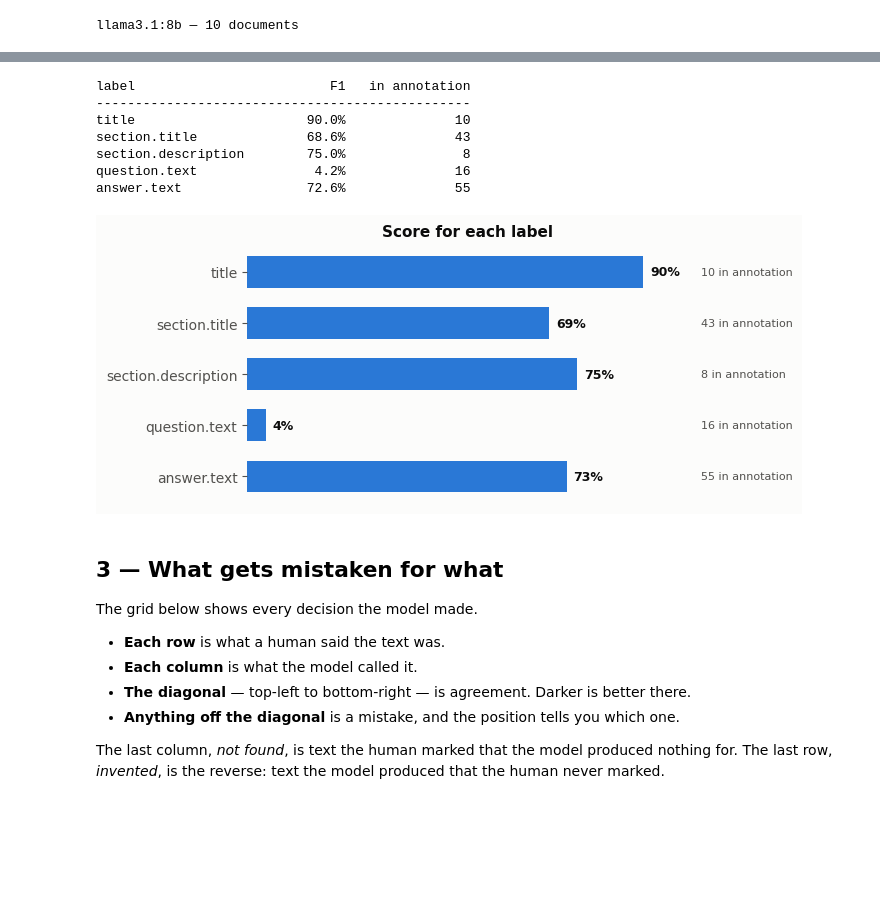
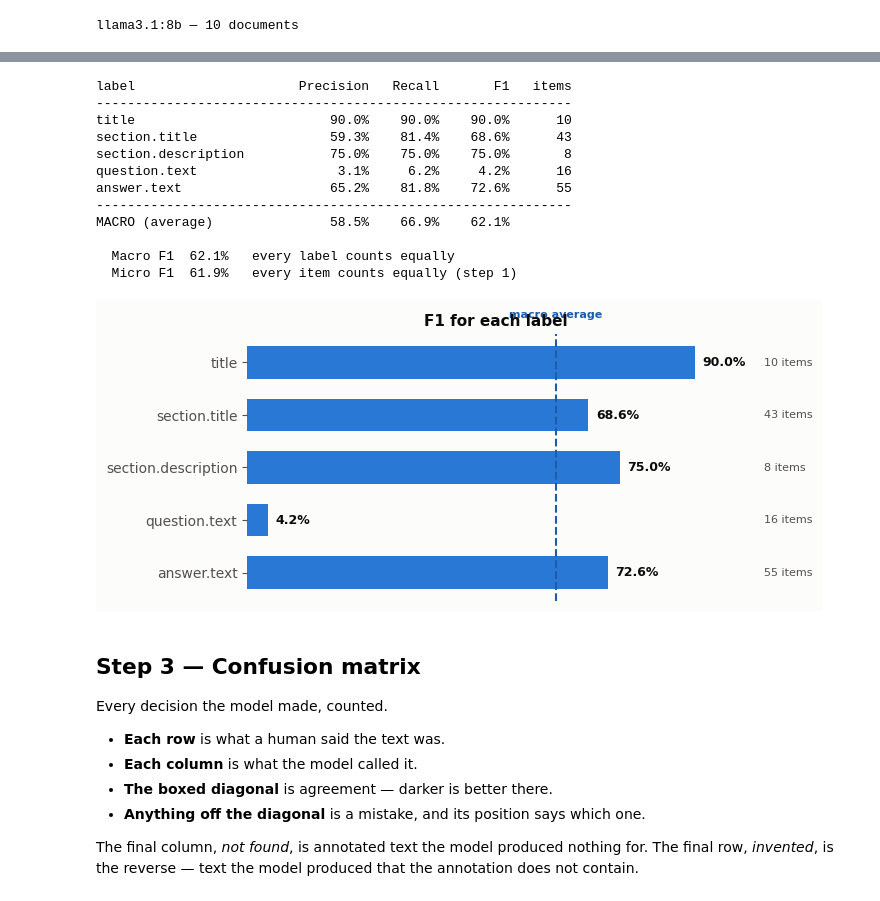
Before and after one commit to fairdataihub/dmpbridge, a Jupyter notebook: notebooks/1-llama31-8b-results-pdfplumber.ipynb, the cells around one changed output, grey strips where cells are left out. Saved outputs shown, nothing was run; the diff lists cells and outputs as text; code cells hidden in the pictures; blank space fills up the shorter version.

```diff
--- a/notebooks/1-llama31-8b-results-pdfplumber.ipynb
+++ b/notebooks/1-llama31-8b-results-pdfplumber.ipynb
@@ -102,48 +121,63 @@ is small, the score moves a lot on very little evidence.
 # %%
-fa = compute_f1_rows(conf_a).set_index('label')
+per_label = compute_f1_rows(conf).set_index('label')
 
-print(f"{'label':<24}{'F1':>8}{'in annotation':>16}")
-print('-' * 48)
-for lab, r in fa.iterrows():
-    print(f"{lab:<24}{r['f1'] * 100:>7.1f}%{int(r['support']):>16}")
+print(f"{'label':<24}{'Precision':>11}{'Recall':>9}{'F1':>9}{'items':>8}")
+print('-' * 61)
+for lab, r in per_label.iterrows():
+    print(f"{lab:<24}{r['precision'] * 100:>10.1f}%{r['recall'] * 100:>8.1f}%"
+          f"{r['f1'] * 100:>8.1f}%{int(r['support']):>8}")
+print('-' * 61)
+print(f"{'MACRO (average)':<24}{per_label['precision'].mean() * 100:>10.1f}%"
+      f"{per_label['recall'].mean() * 100:>8.1f}%{per_label['f1'].mean() * 100:>8.1f}%")
+print()
+print(f"  Macro F1  {per_label['f1'].mean() * 100:.1f}%   every label counts equally")
+print(f"  Micro F1  {m['f1'] * 100:.1f}%   every item counts equally (step 1)")
 
-fig, ax = plt.subplots(figsize=(7.2, 3.1))
-vals = (fa['f1'] * 100).values
-ax.barh(range(len(fa)), vals, color=BLUE, height=0.62)
-for i, (v, n) in enumerate(zip(vals, fa['support'])):
-    ax.text(v + 1.5, i, f'{v:.0f}%', va='center', fontweight='bold',
+fig, ax = plt.subplots(figsize=(7.4, 3.2))
+vals = (per_label['f1'] * 100).values
+ax.barh(range(len(per_label)), vals, color=BLUE, height=0.62)
+for i, (v, n) in enumerate(zip(vals, per_label['support'])):
+    ax.text(v + 1.5, i, f'{v:.1f}%', va='center', fontweight='bold',
             color=INK, fontsize=9)
-    ax.text(103, i, f'{int(n)} in annotation', va='center',
-            color=MUTED, fontsize=8)
-ax.set_yticks(range(len(fa)))
-ax.set_yticklabels(fa.index)
+    ax.text(104, i, f'{int(n)} items', va='center', color=MUTED, fontsize=8)
+ax.axvline(per_label['f1'].mean() * 100, color=BLUE_DARK, linestyle='--', linewidth=1.5)
+ax.text(per_label['f1'].mean() * 100, -0.85, 'macro average',
+        color=BLUE_DARK, fontsize=8, ha='center', fontweight='bold')
+ax.set_yticks(range(len(per_label)))
+ax.set_yticklabels(per_label.index)
 ax.set_xlim(0, 100)
 ax.set_xticks([])
 ax.invert_yaxis()
-ax.set_title('Score for each label')
-sns.despine(left=True, bottom=True)
+ax.set_title('F1 for each label')
+for side in ('top', 'right', 'left', 'bottom'):
+    ax.spines[side].set_visible(False)
 plt.tight_layout()
 plt.show()
 # %% [output]
-label                         F1   in annotation
-------------------------------------------------
-title                      90.0%              10
-section.title              68.6%              43
-section.description        75.0%               8
-question.text               4.2%              16
-answer.text                72.6%              55
+label                     Precision   Recall       F1   items
+-------------------------------------------------------------
+title                         90.0%    90.0%    90.0%      10
+section.title                 59.3%    81.4%    68.6%      43
+section.description           75.0%    75.0%    75.0%       8
+question.text                  3.1%     6.2%     4.2%      16
+answer.text                   65.2%    81.8%    72.6%      55
+-------------------------------------------------------------
+MACRO (average)               58.5%    66.9%    62.1%
+
+  Macro F1  62.1%   every label counts equally
+  Micro F1  61.9%   every item counts equally (step 1)
-[figure, old version]
+[figure, new version]
 # %% [markdown]
-## 3 — What gets mistaken for what
+## Step 3 — Confusion matrix
 
-The grid below shows every decision the model made.
+Every decision the model made, counted.
 
 - **Each row** is what a human said the text was.
 - **Each column** is what the model called it.
-- **The diagonal** — top-left to bottom-right — is agreement. Darker is better there.
-- **Anything off the diagonal** is a mistake, and the position tells you which one.
+- **The boxed diagonal** is agreement — darker is better there.
+- **Anything off the diagonal** is a mistake, and its position says which one.
 
-The last column, *not found*, is text the human marked that the model produced nothing
-for. The last row, *invented*, is the reverse: text the model produced that the human
-never marked.
+The final column, *not found*, is annotated text the model produced nothing for. The
+final row, *invented*, is the reverse — text the model produced that the annotation
+does not contain.
 # %%
```
Also changed, not shown: parts of 21 cells of this notebook.
